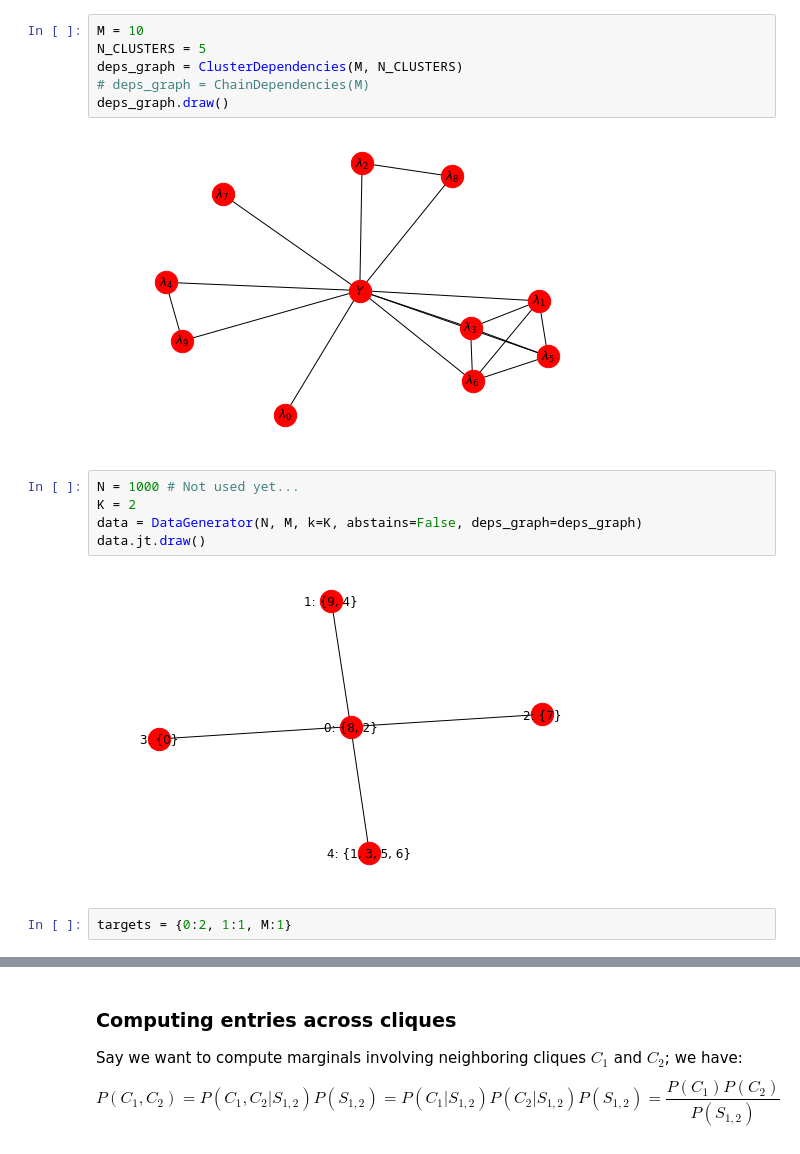
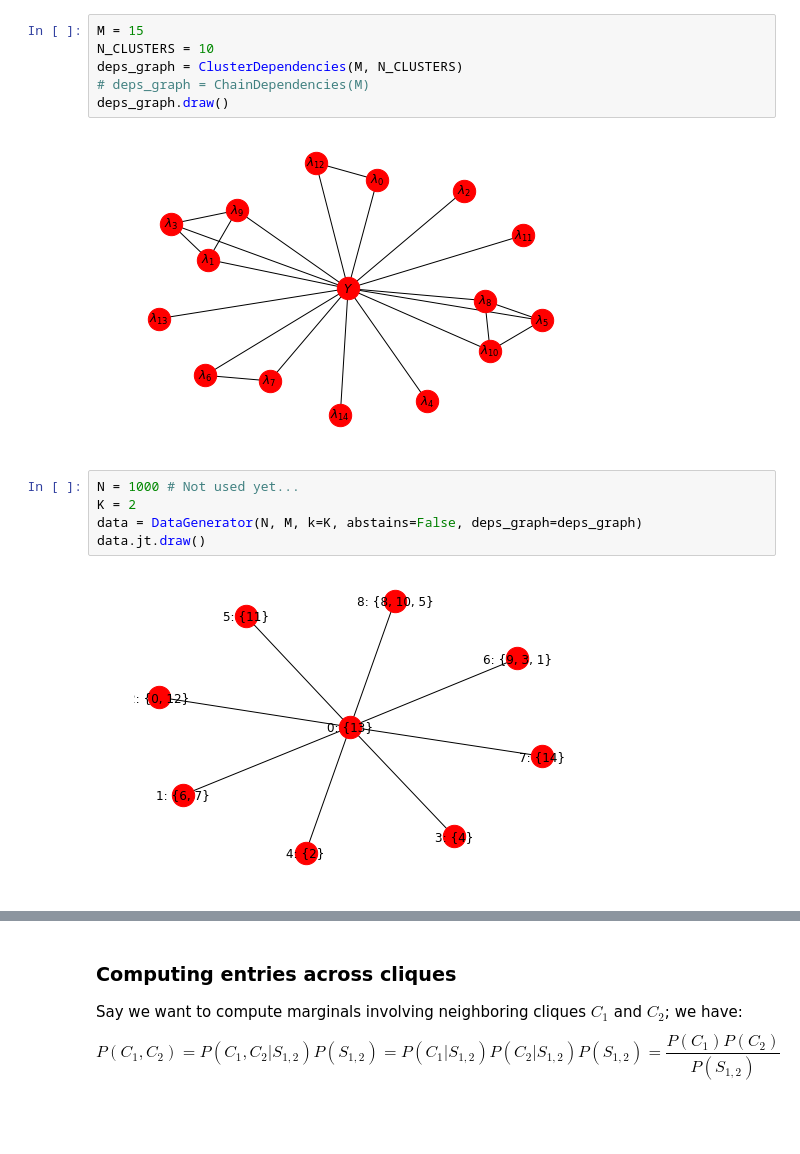
Before and after one commit to HazyResearch/metal, a Jupyter notebook: notebooks/New_JT_SPA_testing.ipynb, the cells around one changed output, grey strips where cells are left out. Drawn from its saved outputs; the diff is of its cells as text; blank space fills up the shorter version.

```diff
--- a/notebooks/New_JT_SPA_testing.ipynb
+++ b/notebooks/New_JT_SPA_testing.ipynb
@@ -32,19 +31,17 @@ from synthetic.generate_spa import (
 The autoreload extension is already loaded. To reload it, use:
   %reload_ext autoreload
 # %%
-M = 10
-N_CLUSTERS = 5
+M = 15
+N_CLUSTERS = 10
 deps_graph = ClusterDependencies(M, N_CLUSTERS)
 # deps_graph = ChainDependencies(M)
 deps_graph.draw()
 # %% [output]
-[figure, old version]
+[figure, new version]
 # %%
 N = 1000 # Not used yet...
 K = 2
 data = DataGenerator(N, M, k=K, abstains=False, deps_graph=deps_graph)
 data.jt.draw()
 # %% [output]
-[figure, old version]
+[figure, new version]
-# %%
-targets = {0:2, 1:1, M:1}
```
Also changed, not shown: parts of 22 cells of this notebook, 3 other files.
